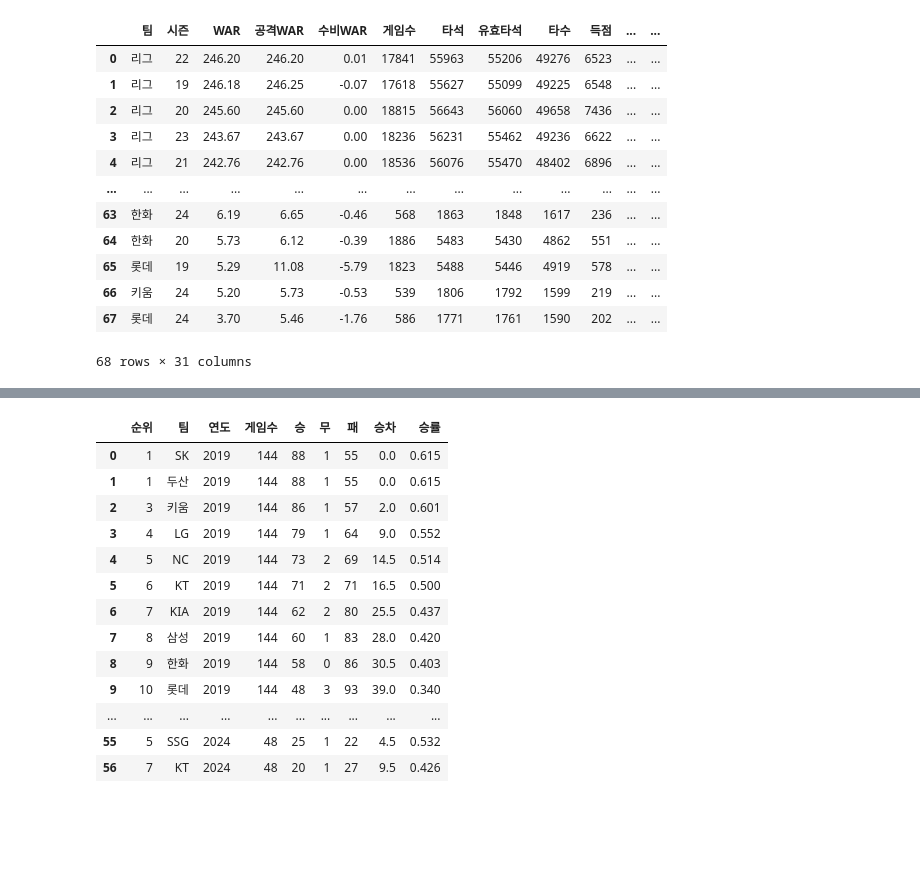
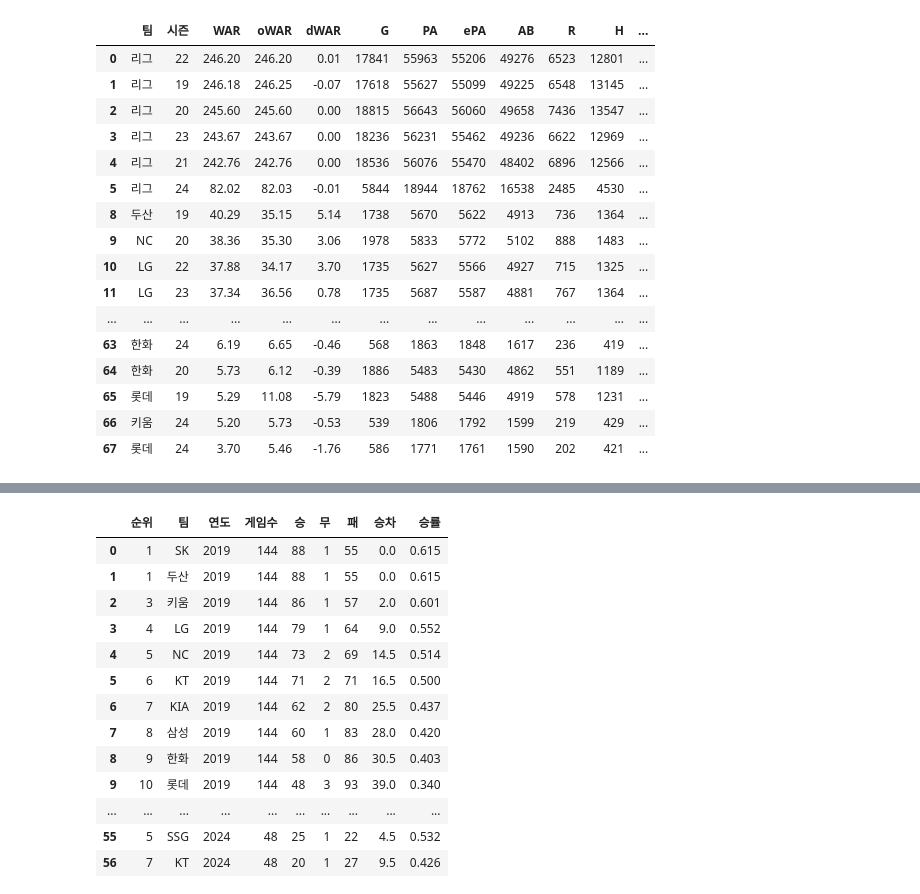
Before and after one commit to SimpleCorini/Baseball-Analytics-Tool, a Jupyter notebook: AI/Data_crawling/team_stats.ipynb, the cells around one changed output, grey strips where cells are left out. Drawn from its saved outputs; the diff is of its cells as text; code cells hidden in the pictures; blank space fills up the shorter version.

```diff
--- a/AI/Data_crawling/team_stats.ipynb
+++ b/AI/Data_crawling/team_stats.ipynb
@@ -4,7 +4,7 @@ from bs4 import BeautifulSoup
 import pandas as pd
 
 # 요청에 필요한 데이터 설정
-url = 'https://statiz.sporki.com/stats/?m=team&m2=batting&m3=default&so=WAR&ob=DESC&year=2024&sy=2019&ey=2024&te=&po=&lt=10100&reg=&pe=&ds=&de=&we=&hr=&ha=&ct=&st=&vp=&bo=&pt=&pp=&ii=&vc=&um=&oo=&rr=&sc=&bc=&ba=&li=&as=&ae=&pl=&gc=&lr=&pr=50&ph=&hs=&us=&na=&ls=&sf1=&sk1=&sv1=&sf2=&sk2=&sv2='
+url = 'https://statiz.sporki.com/stats/?m=team&m2=batting&m3=default&so=&ob=&year=2024&sy=2019&ey=2024&te=&po=&lt=10100&reg=&pe=&ds=&de=&we=&hr=&ha=&ct=&st=&vp=&bo=&pt=&pp=&ii=&vc=&um=&oo=&rr=&sc=&bc=&ba=&li=&as=&ae=&pl=&gc=&lr=&pr=1000&ph=&hs=&us=&na=&ls=1&sf1=WAROff&sk1=&sv1=&sf2=WAROff&sk2=&sv2='
 headers = {'User-Agent': 'Mozilla/5.0 (Windows NT 10.0; Win64; x64) AppleWebKit/537.36 (KHTML, like Gecko) Chrome/124.0.0.0 Safari/537.36'}
 
 response = requests.post(url, headers=headers)  # 또는 requests.get() 사용
@@ -27,35 +27,38 @@ for tr in trs[2:]:
     tds = [td.text for td in tds]
     rows.append(tds)
 
-# print(rows[0])
-
 for row in rows:
     temp = []
     for index in range(1, len(row)-1):
         temp.append(row[index])
     data.append(temp)
-# %%
-pd.reset_option('display.max_rows')
-pd.reset_option('display.max_columns')
-pd.reset_option('display.width')
-pd.reset_option('display.max_colwidth')
-
-team_hitter_df = pd.DataFrame(data, columns=['팀', '시즌', 'WAR', '공격WAR', '수비WAR', '게임수', '타석', '유효타석', '타수', '득점', '안타', '2루타', '3루타', '홈런', '루타', '타점', '도루성공', '도루실패', '4구', '사구', '고의사구', '피삼진', '피병살타', '희생타', '희생플라이', '타율', '출루율', '장타율', 'OPS', 'R/ePA', '득점 창출력'])
-
-team_hitter_df
-# %% [output]
-|  | 팀 | 시즌 | WAR | 공격WAR | 수비WAR | 게임수 | 타석 | 유효타석 | 타수 | 득점 | ... | ... |
-| 0 | 리그 | 22 | 246.20 | 246.20 | 0.01 | 17841 | 55963 | 55206 | 49276 | 6523 | ... | ... |
-| 1 | 리그 | 19 | 246.18 | 246.25 | -0.07 | 17618 | 55627 | 55099 | 49225 | 6548 | ... | ... |
-| 2 | 리그 | 20 | 245.60 | 245.60 | 0.00 | 18815 | 56643 | 56060 | 49658 | 7436 | ... | ... |
-| 3 | 리그 | 23 | 243.67 | 243.67 | 0.00 | 18236 | 56231 | 55462 | 49236 | 6622 | ... | ... |
-| 4 | 리그 | 21 | 242.76 | 242.76 | 0.00 | 18536 | 56076 | 55470 | 48402 | 6896 | ... | ... |
-| ... | ... | ... | ... | ... | ... | ... | ... | ... | ... | ... | ... | ... |
-| 63 | 한화 | 24 | 6.19 | 6.65 | -0.46 | 568 | 1863 | 1848 | 1617 | 236 | ... | ... |
-| 64 | 한화 | 20 | 5.73 | 6.12 | -0.39 | 1886 | 5483 | 5430 | 4862 | 551 | ... | ... |
-| 65 | 롯데 | 19 | 5.29 | 11.08 | -5.79 | 1823 | 5488 | 5446 | 4919 | 578 | ... | ... |
-| 66 | 키움 | 24 | 5.20 | 5.73 | -0.53 | 539 | 1806 | 1792 | 1599 | 219 | ... | ... |
-| 67 | 롯데 | 24 | 3.70 | 5.46 | -1.76 | 586 | 1771 | 1761 | 1590 | 202 | ... | ... |
-68 rows × 31 columns
+# %%
+pd.set_option("display.max_rows", None)
+pd.set_option("display.max_columns", None)
+pd.set_option("display.max_colwidth", None)
+
+team_hitter_df = pd.DataFrame(data, columns=['팀', '시즌', 'WAR', 'oWAR', 'dWAR', 'G', 'PA', 'ePA', 'AB', 'R', 'H', '2B', '3B', 'HR', 'TB', 'RBI', 'SB', 'CS', 'BB', 'HP', 'IB', 'SO', 'GDP', 'SH', 'SF', 'AVG', 'OBP', 'SLG', 'OPS', 'R/ePA', 'WRC+'])
+
+team_hitter_df = team_hitter_df.dropna(axis=0)
+
+team_hitter_df
+# %% [output]
+|  | 팀 | 시즌 | WAR | oWAR | dWAR | G | PA | ePA | AB | R | H | ... |
+| 0 | 리그 | 22 | 246.20 | 246.20 | 0.01 | 17841 | 55963 | 55206 | 49276 | 6523 | 12801 | ... |
+| 1 | 리그 | 19 | 246.18 | 246.25 | -0.07 | 17618 | 55627 | 55099 | 49225 | 6548 | 13145 | ... |
+| 2 | 리그 | 20 | 245.60 | 245.60 | 0.00 | 18815 | 56643 | 56060 | 49658 | 7436 | 13547 | ... |
+| 3 | 리그 | 23 | 243.67 | 243.67 | 0.00 | 18236 | 56231 | 55462 | 49236 | 6622 | 12969 | ... |
+| 4 | 리그 | 21 | 242.76 | 242.76 | 0.00 | 18536 | 56076 | 55470 | 48402 | 6896 | 12566 | ... |
+| 5 | 리그 | 24 | 82.02 | 82.03 | -0.01 | 5844 | 18944 | 18762 | 16538 | 2485 | 4530 | ... |
+| 8 | 두산 | 19 | 40.29 | 35.15 | 5.14 | 1738 | 5670 | 5622 | 4913 | 736 | 1364 | ... |
+| 9 | NC | 20 | 38.36 | 35.30 | 3.06 | 1978 | 5833 | 5772 | 5102 | 888 | 1483 | ... |
+| 10 | LG | 22 | 37.88 | 34.17 | 3.70 | 1735 | 5627 | 5566 | 4927 | 715 | 1325 | ... |
+| 11 | LG | 23 | 37.34 | 36.56 | 0.78 | 1735 | 5687 | 5587 | 4881 | 767 | 1364 | ... |
+| ... | ... | ... | ... | ... | ... | ... | ... | ... | ... | ... | ... | ... |
+| 63 | 한화 | 24 | 6.19 | 6.65 | -0.46 | 568 | 1863 | 1848 | 1617 | 236 | 419 | ... |
+| 64 | 한화 | 20 | 5.73 | 6.12 | -0.39 | 1886 | 5483 | 5430 | 4862 | 551 | 1189 | ... |
+| 65 | 롯데 | 19 | 5.29 | 11.08 | -5.79 | 1823 | 5488 | 5446 | 4919 | 578 | 1231 | ... |
+| 66 | 키움 | 24 | 5.20 | 5.73 | -0.53 | 539 | 1806 | 1792 | 1599 | 219 | 429 | ... |
+| 67 | 롯데 | 24 | 3.70 | 5.46 | -1.76 | 586 | 1771 | 1761 | 1590 | 202 | 421 | ... |
 # %%
 # 요청에 필요한 데이터 설정
```
Also changed, not shown: parts of 7 cells of this notebook.
